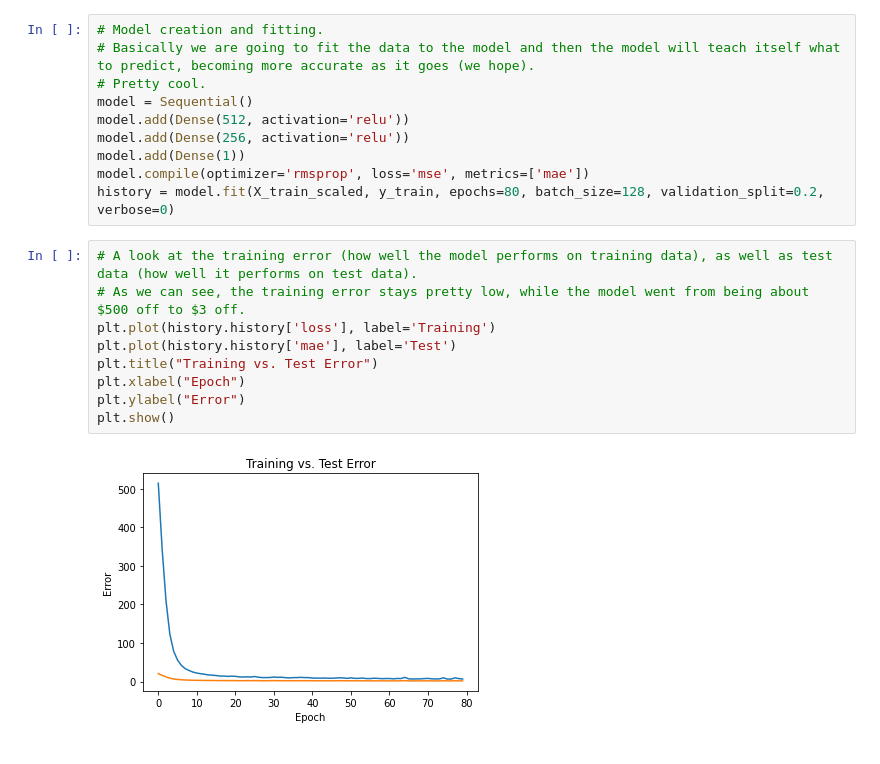
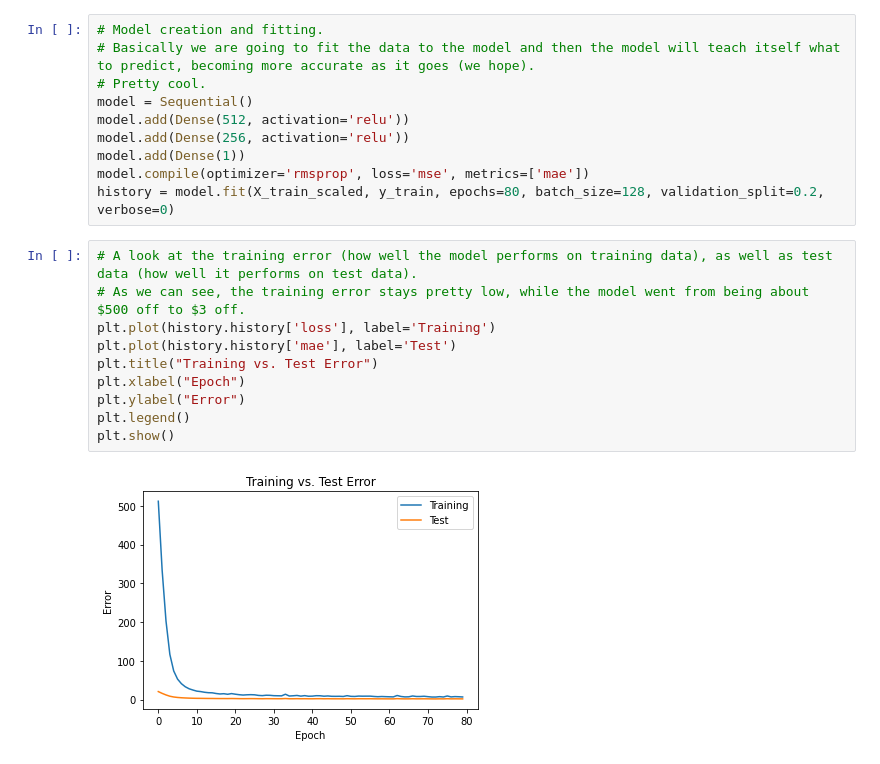
Before and after one commit to hloughlin9/Keras_projects_21, a Jupyter notebook: boston_haus_4121_reg.ipynb, the cells around one changed output. Saved outputs shown, nothing was run; the diff lists cells and outputs as text.

```diff
--- a/boston_haus_4121_reg.ipynb
+++ b/boston_haus_4121_reg.ipynb
@@ -71,14 +74,15 @@ history = model.fit(X_train_scaled, y_train, epochs=80, batch_size=128, validati
 # %%
 # A look at the training error (how well the model performs on training data), as well as test data (how well it performs on test data).
 # As we can see, the training error stays pretty low, while the model went from being about $500 off to $3 off.
 plt.plot(history.history['loss'], label='Training')
 plt.plot(history.history['mae'], label='Test')
 plt.title("Training vs. Test Error")
 plt.xlabel("Epoch")
 plt.ylabel("Error")
+plt.legend()
 plt.show()
 # %% [output]
-[figure, old version]
+[figure, new version]
 # %%
 loss, mae = model.evaluate(X_test_scaled, y_test)
 print("Mean Average Error: %.2f" % (mae))
```
Also changed, not shown: parts of 2 cells of this notebook.
